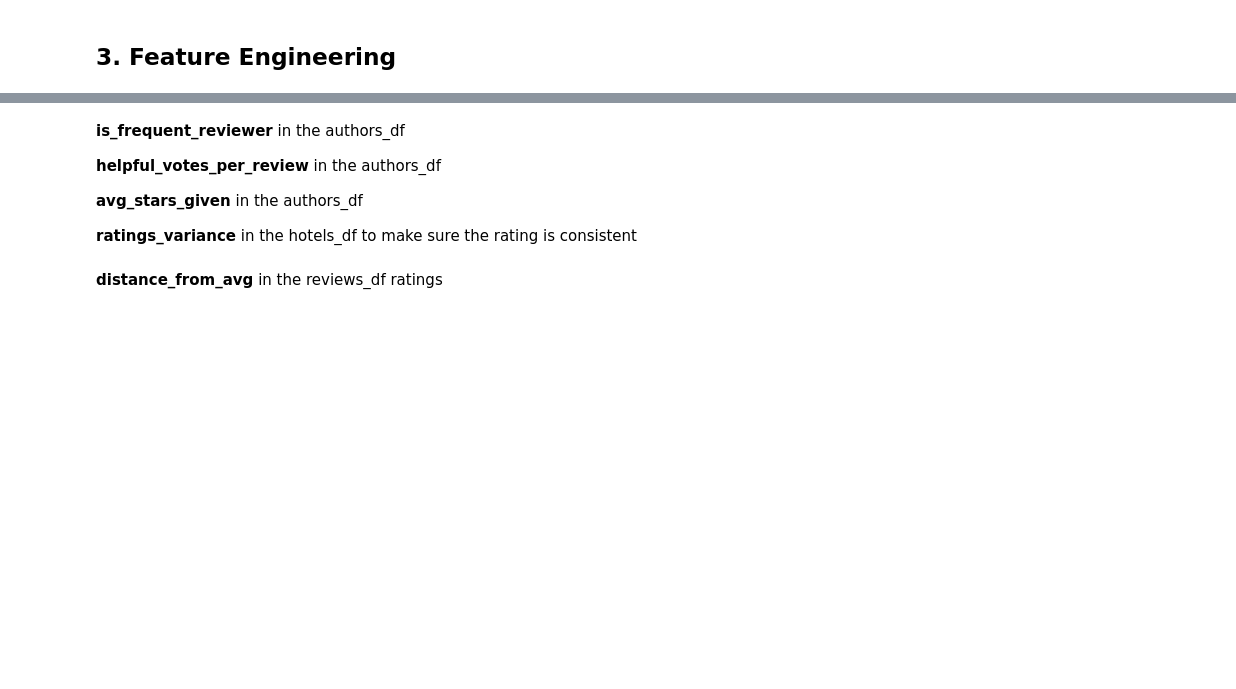
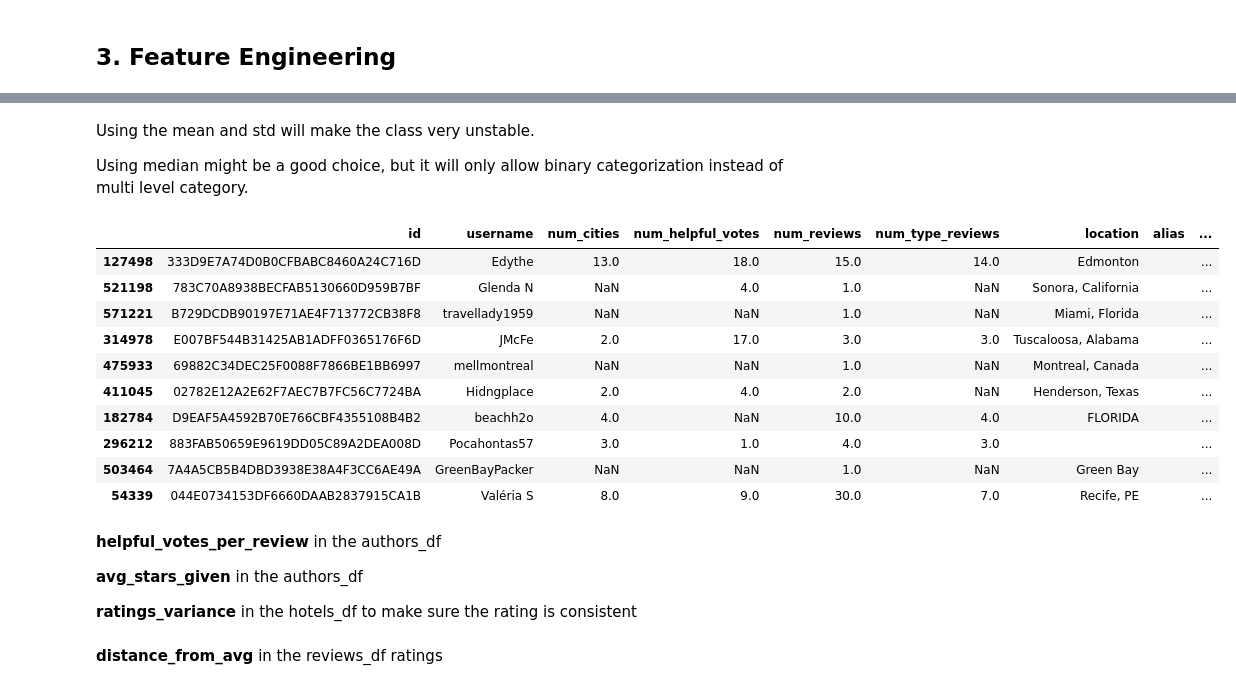
Before and after one commit to nadiavictoria/IS512-Hotel-Analytics, a Jupyter notebook: notebooks/02_exploratory_analysis.ipynb, the cells around one changed output, grey strips where cells are left out. Drawn from its saved outputs; the diff is of its cells as text; code cells hidden in the pictures; blank space fills up the shorter version.

```diff
--- a/notebooks/02_exploratory_analysis.ipynb
+++ b/notebooks/02_exploratory_analysis.ipynb
@@ -446,0 +601,22 @@ plt.show()
+# %%
+# Set the quantile
+q1 = authors_df['num_reviews'].quantile(0.33)
+q2 = authors_df['num_reviews'].quantile(0.66)
+
+print('=' * 40)
+print('category')
+print('=' * 40)
+print(f'range from 0 - {q1} ===> Low')
+print(f'range from {q1} - {q2} ===> Medium')
+print(f'range from {q2} - infinity ===> High')
+print('=' * 40)
+
+def categorize_reviews(n):
+    if n <= q1:
+        return 'low'
+    elif n <= q2:
+        return 'medium'
+    else:
+        return 'high'
+
+authors_df['review_frequency'] = authors_df['num_reviews'].apply(categorize_reviews)
@@ -447,6 +666,22 @@ plt.show()
+# %% [markdown]
+Using the mean and std will make the class very unstable.
+
+Using median might be a good choice, but it will only allow binary categorization instead of multi level category.
+# %%
+authors_df.sample(10)
+# %% [output]
+|  | id | username | num_cities | num_helpful_votes | num_reviews | num_type_reviews | location | alias | ... |
+| 127498 | 333D9E7A74D0B0CFBABC8460A24C716D | Edythe | 13.0 | 18.0 | 15.0 | 14.0 | Edmonton |  | ... |
+| 521198 | 783C70A8938BECFAB5130660D959B7BF | Glenda N | NaN | 4.0 | 1.0 | NaN | Sonora, California |  | ... |
+| 571221 | B729DCDB90197E71AE4F713772CB38F8 | travellady1959 | NaN | NaN | 1.0 | NaN | Miami, Florida |  | ... |
+| 314978 | E007BF544B31425AB1ADFF0365176F6D | JMcFe | 2.0 | 17.0 | 3.0 | 3.0 | Tuscaloosa, Alabama |  | ... |
+| 475933 | 69882C34DEC25F0088F7866BE1BB6997 | mellmontreal | NaN | NaN | 1.0 | NaN | Montreal, Canada |  | ... |
+| 411045 | 02782E12A2E62F7AEC7B7FC56C7724BA | Hidngplace | 2.0 | 4.0 | 2.0 | NaN | Henderson, Texas |  | ... |
+| 182784 | D9EAF5A4592B70E766CBF4355108B4B2 | beachh2o | 4.0 | NaN | 10.0 | 4.0 | FLORIDA |  | ... |
+| 296212 | 883FAB50659E9619DD05C89A2DEA008D | Pocahontas57 | 3.0 | 1.0 | 4.0 | 3.0 |  |  | ... |
+| 503464 | 7A4A5CB5B4DBD3938E38A4F3CC6AE49A | GreenBayPacker | NaN | NaN | 1.0 | NaN | Green Bay |  | ... |
+| 54339 | 044E0734153DF6660DAAB2837915CA1B | Valéria S | 8.0 | 9.0 | 30.0 | 7.0 | Recife, PE |  | ... |
 # %% [markdown]
-**is_frequent_reviewer** in the authors_df
-
 **helpful_votes_per_review** in the authors_df
 
 **avg_stars_given** in the authors_df
```
Also changed, not shown: parts of 31 cells of this notebook.
